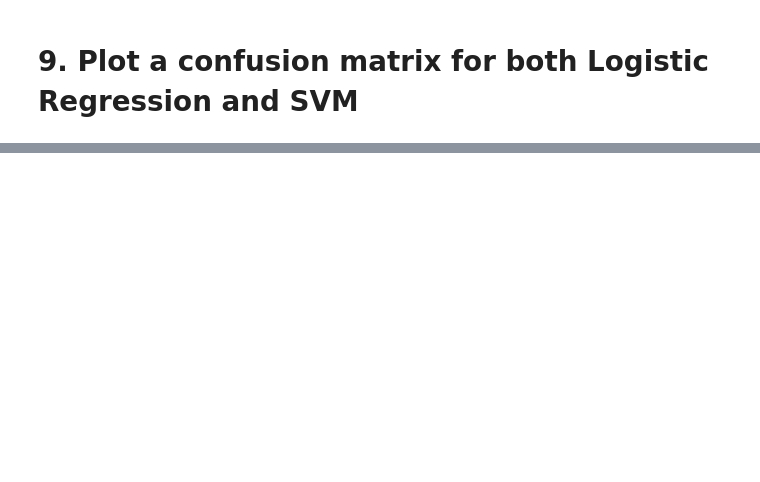
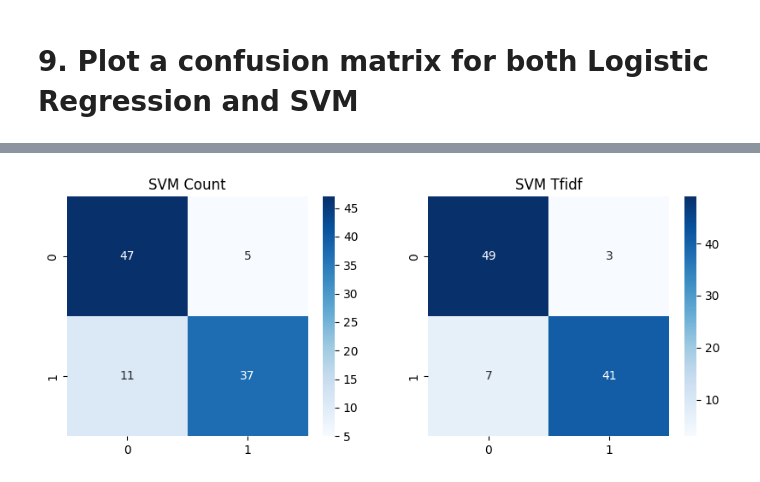
Before and after one commit to Tuwaiq-Data-Science-Bootcamp-V4/SVM-Lab1, a Jupyter notebook: SVM_Assignment.ipynb, the cells around one changed output, grey strips where cells are left out. Saved outputs shown, nothing was run; the diff lists cells and outputs as text; code cells hidden in the pictures; blank space fills up the shorter version.

```diff
--- a/SVM_Assignment.ipynb
+++ b/SVM_Assignment.ipynb
@@ -24,0 +75,3 @@
+# %%
+svmCount = SVC()
+svmtfidf = SVC()
@@ -26,0 +98,5 @@
+# %%
+# SVM  prediction Score
+
+svmcountpreduction = svmCount.predict(xtestcount)
+svmtfidfprediction = svmtfidf.predict(xtesttfidf)
@@ -28,0 +133,18 @@
+# %%
+SVMCOUNT = confusion_matrix(y_test ,svmcountpreduction)
+svmtfidf= confusion_matrix( y_test , svmtfidfprediction)
+# %%
+plt.figure(figsize=(10, 8))
+
+plt.subplot(2, 2, 1)
+sns.heatmap(SVMCOUNT, annot = True ,cmap = 'Blues')
+plt.title('SVM Count')
+
+plt.subplot(2, 2, 2)
+sns.heatmap(svmtfidf, annot=True, cmap = 'Blues')
+plt.title('SVM Tfidf')
+
+
+plt.show()
+# %% [output]
+[figure, added]
```
Also changed, not shown: parts of 18 cells of this notebook.
